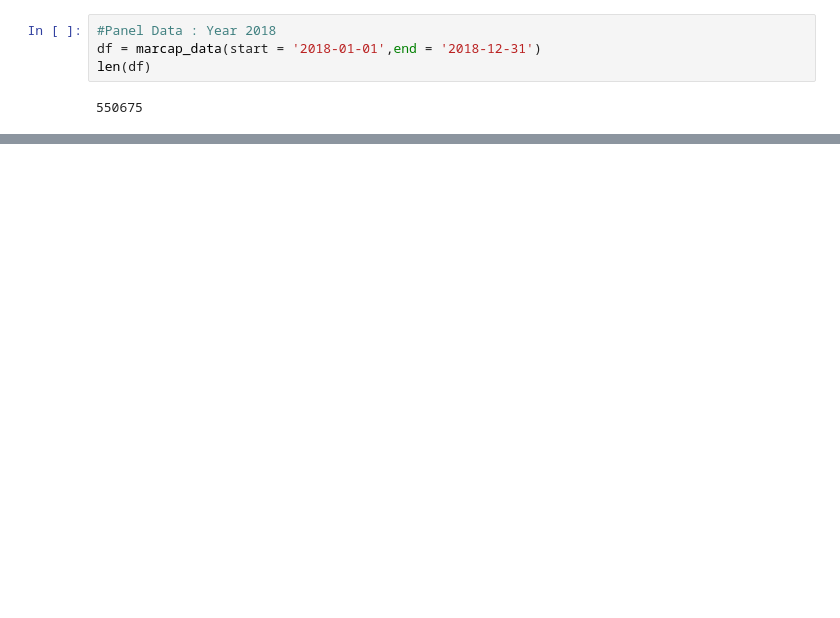
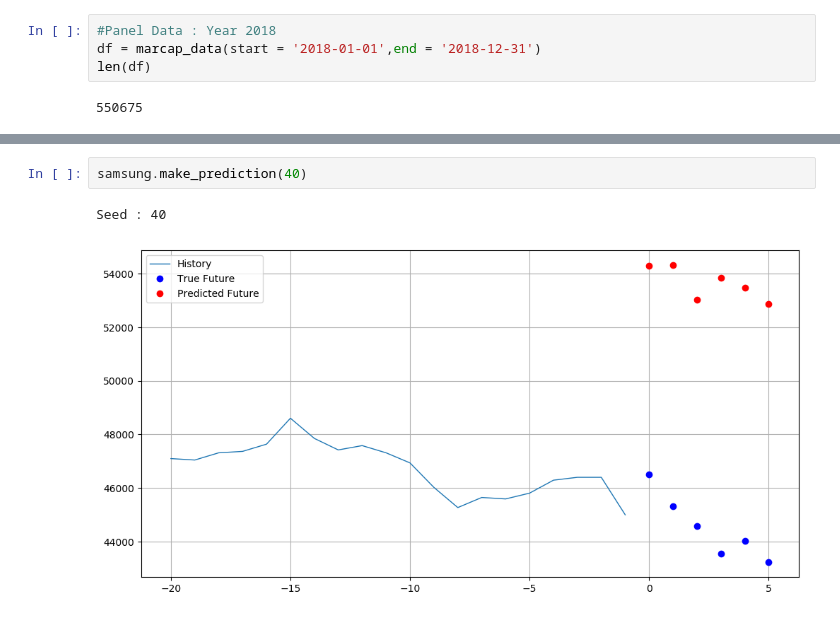
Before and after one commit to oms0803/stock_prediction, a Jupyter notebook: lstm_multi_step.ipynb, the cells around one changed output, grey strips where cells are left out. Saved outputs shown, nothing was run; the diff lists cells and outputs as text; blank space fills up the shorter version.

```diff
--- a/lstm_multi_step.ipynb
+++ b/lstm_multi_step.ipynb
@@ -156,0 +179,5 @@ make_prediction('004310',150)
+# %%
+samsung.make_prediction(40)
+# %% [output]
+Seed : 40
+[figure, added]
```
Also changed, not shown: parts of 24 cells of this notebook.
